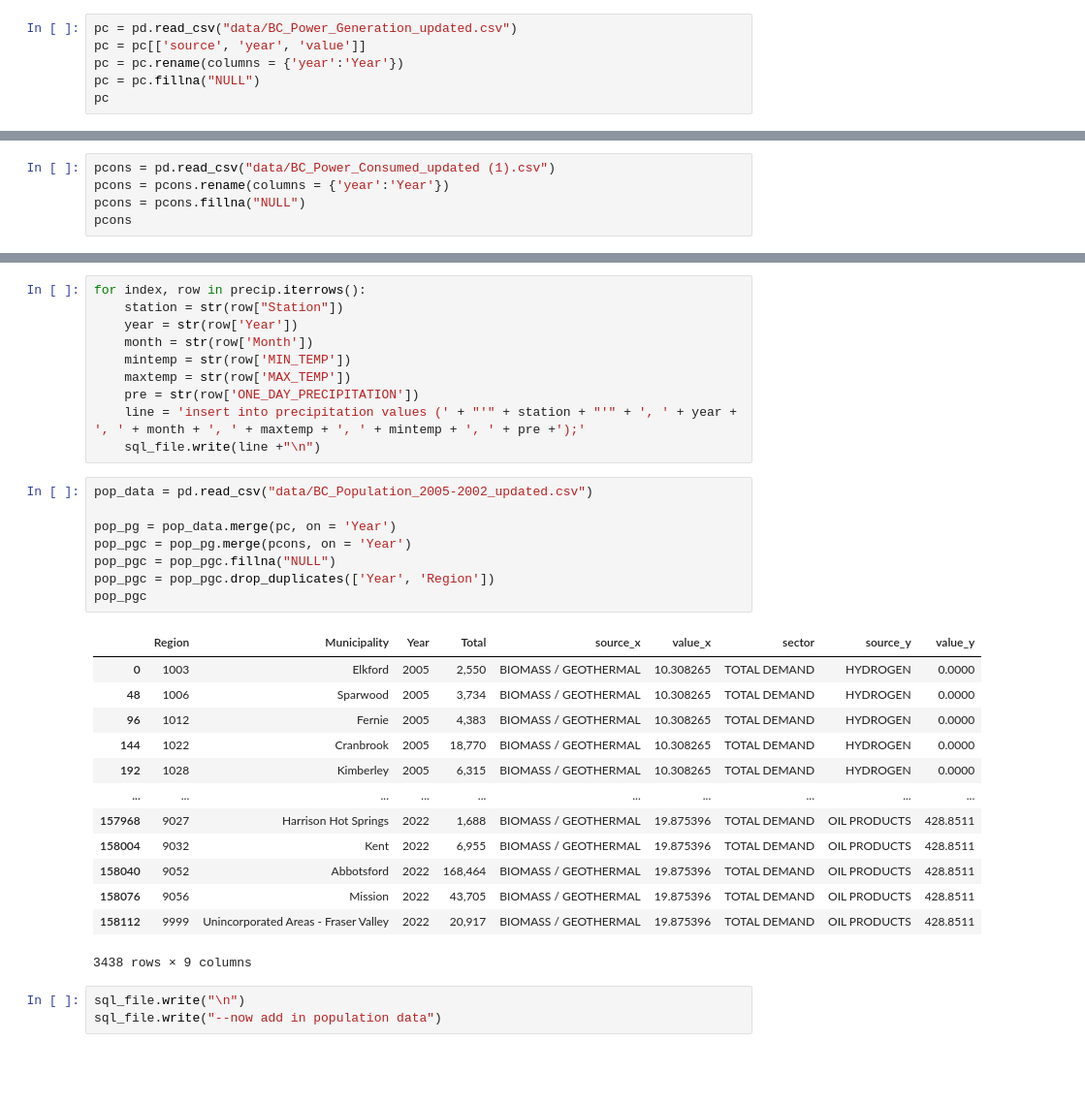
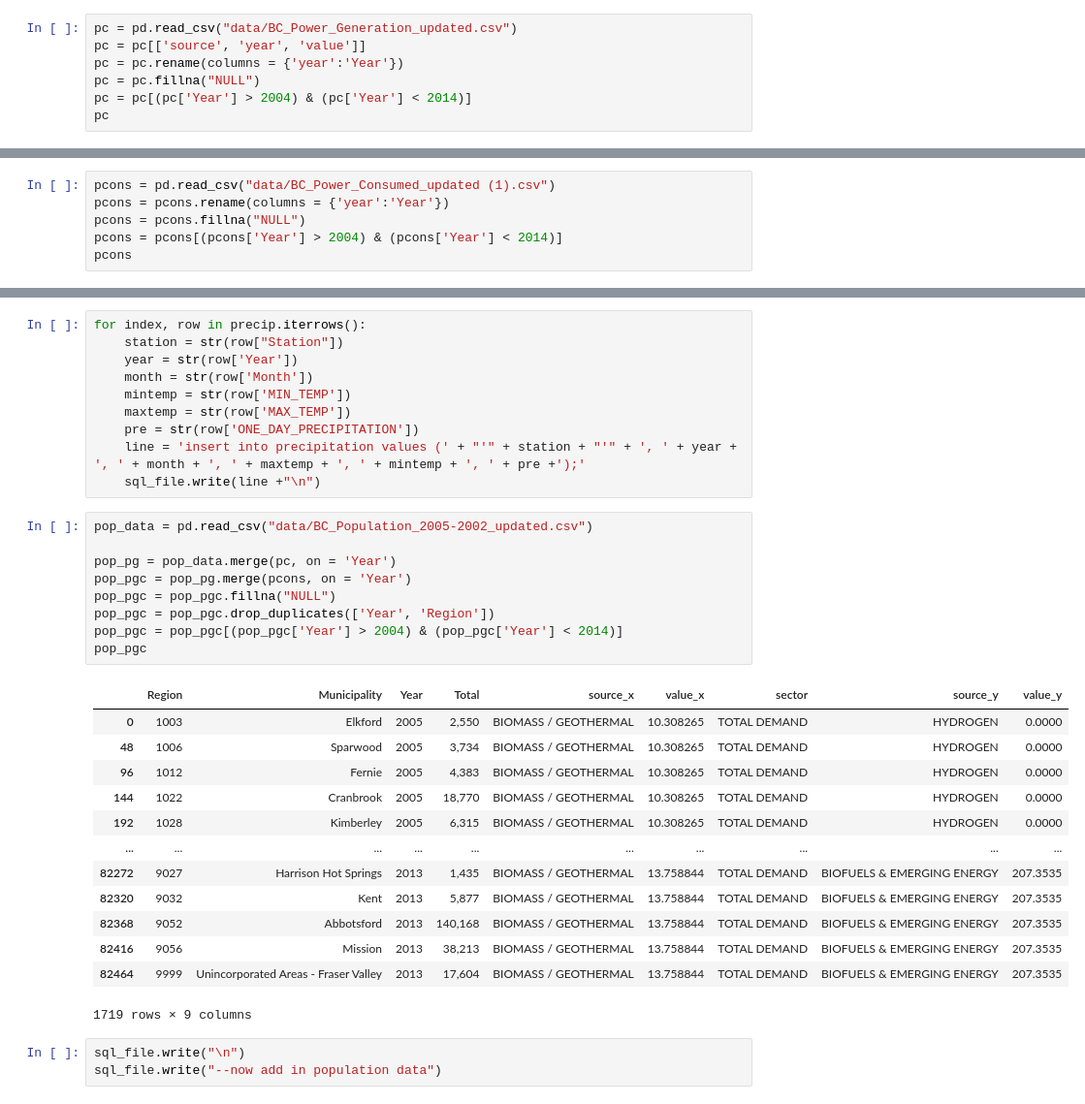
Before and after one commit to mcgillies/CPSC368, a Jupyter notebook: insertgeneration.ipynb, the cells around one changed output, grey strips where cells are left out. Shown at 97% size. Cells and saved outputs as stored; diff of their text form; blank space fills up the shorter version.

```diff
--- a/insertgeneration.ipynb
+++ b/insertgeneration.ipynb
@@ -36,6 +39,7 @@ pc = pd.read_csv("data/BC_Power_Generation_updated.csv")
 pc = pc[['source', 'year', 'value']]
 pc = pc.rename(columns = {'year':'Year'})
 pc = pc.fillna("NULL")
+pc = pc[(pc['Year'] > 2004) & (pc['Year'] < 2014)]
 pc
 # %% [output]
 |  | source | Year | value |
@@ -67,6 +71,7 @@ for index, row in pc.iterrows():
 pcons = pd.read_csv("data/BC_Power_Consumed_updated (1).csv")
 pcons = pcons.rename(columns = {'year':'Year'})
 pcons = pcons.fillna("NULL")
+pcons = pcons[(pcons['Year'] > 2004) & (pcons['Year'] < 2014)]
 pcons
 # %% [output]
 |  | sector | source | Year | value |
@@ -128,25 +138,26 @@ for index, row in precip.iterrows():
 # %%
 pop_data = pd.read_csv("data/BC_Population_2005-2002_updated.csv")
 
 pop_pg = pop_data.merge(pc, on = 'Year')
 pop_pgc = pop_pg.merge(pcons, on = 'Year')
 pop_pgc = pop_pgc.fillna("NULL")
 pop_pgc = pop_pgc.drop_duplicates(['Year', 'Region'])
+pop_pgc = pop_pgc[(pop_pgc['Year'] > 2004) & (pop_pgc['Year'] < 2014)]
 pop_pgc
 # %% [output]
 |  | Region | Municipality | Year | Total | source_x | value_x | sector | source_y | value_y |
 | 0 | 1003 | Elkford | 2005 | 2,550 | BIOMASS / GEOTHERMAL | 10.308265 | TOTAL DEMAND | HYDROGEN | 0.0000 |
 | 48 | 1006 | Sparwood | 2005 | 3,734 | BIOMASS / GEOTHERMAL | 10.308265 | TOTAL DEMAND | HYDROGEN | 0.0000 |
 | 96 | 1012 | Fernie | 2005 | 4,383 | BIOMASS / GEOTHERMAL | 10.308265 | TOTAL DEMAND | HYDROGEN | 0.0000 |
 | 144 | 1022 | Cranbrook | 2005 | 18,770 | BIOMASS / GEOTHERMAL | 10.308265 | TOTAL DEMAND | HYDROGEN | 0.0000 |
 | 192 | 1028 | Kimberley | 2005 | 6,315 | BIOMASS / GEOTHERMAL | 10.308265 | TOTAL DEMAND | HYDROGEN | 0.0000 |
 | ... | ... | ... | ... | ... | ... | ... | ... | ... | ... |
-| 157968 | 9027 | Harrison Hot Springs | 2022 | 1,688 | BIOMASS / GEOTHERMAL | 19.875396 | TOTAL DEMAND | OIL PRODUCTS | 428.8511 |
-| 158004 | 9032 | Kent | 2022 | 6,955 | BIOMASS / GEOTHERMAL | 19.875396 | TOTAL DEMAND | OIL PRODUCTS | 428.8511 |
-| 158040 | 9052 | Abbotsford | 2022 | 168,464 | BIOMASS / GEOTHERMAL | 19.875396 | TOTAL DEMAND | OIL PRODUCTS | 428.8511 |
-| 158076 | 9056 | Mission | 2022 | 43,705 | BIOMASS / GEOTHERMAL | 19.875396 | TOTAL DEMAND | OIL PRODUCTS | 428.8511 |
-| 158112 | 9999 | Unincorporated Areas - Fraser Valley | 2022 | 20,917 | BIOMASS / GEOTHERMAL | 19.875396 | TOTAL DEMAND | OIL PRODUCTS | 428.8511 |
+| 82272 | 9027 | Harrison Hot Springs | 2013 | 1,435 | BIOMASS / GEOTHERMAL | 13.758844 | TOTAL DEMAND | BIOFUELS & EMERGING ENERGY | 207.3535 |
+| 82320 | 9032 | Kent | 2013 | 5,877 | BIOMASS / GEOTHERMAL | 13.758844 | TOTAL DEMAND | BIOFUELS & EMERGING ENERGY | 207.3535 |
+| 82368 | 9052 | Abbotsford | 2013 | 140,168 | BIOMASS / GEOTHERMAL | 13.758844 | TOTAL DEMAND | BIOFUELS & EMERGING ENERGY | 207.3535 |
+| 82416 | 9056 | Mission | 2013 | 38,213 | BIOMASS / GEOTHERMAL | 13.758844 | TOTAL DEMAND | BIOFUELS & EMERGING ENERGY | 207.3535 |
+| 82464 | 9999 | Unincorporated Areas - Fraser Valley | 2013 | 17,604 | BIOMASS / GEOTHERMAL | 13.758844 | TOTAL DEMAND | BIOFUELS & EMERGING ENERGY | 207.3535 |
-3438 rows × 9 columns
+1719 rows × 9 columns
 # %%
 sql_file.write("\n")
 sql_file.write("--now add in population data")
```
Also changed, not shown: parts of 9 cells of this notebook, 1 other file.
